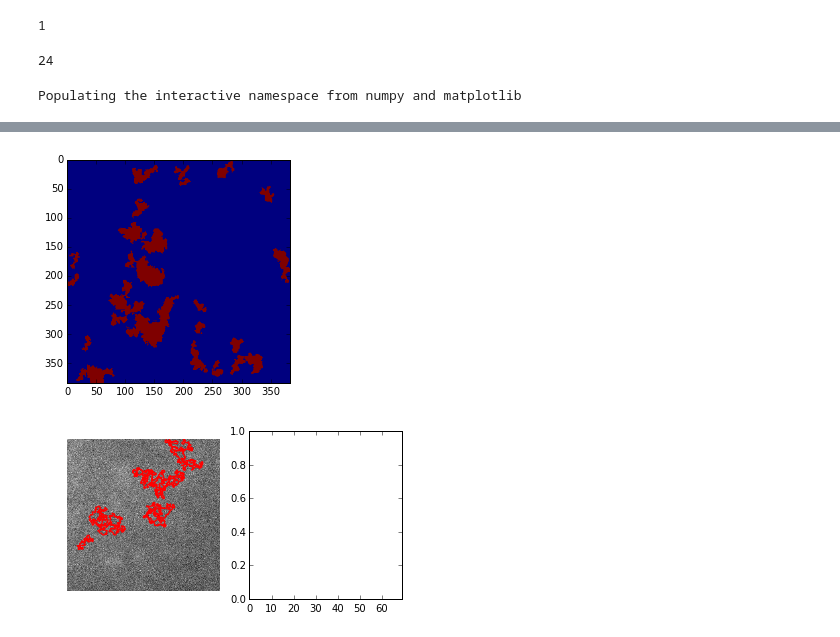
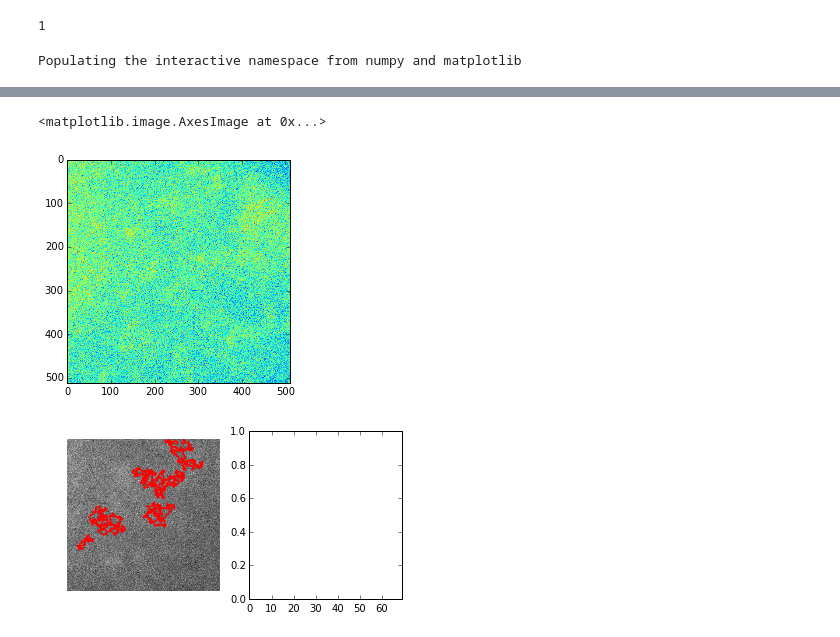
Before and after one commit to rraadd88/htsimaging, a Jupyter notebook: htsimaging/test_nd2vid.ipynb, the cells around one changed output, grey strips where cells are left out. Drawn from its saved outputs; the diff is of its cells as text; code cells hidden in the pictures.

```diff
--- a/htsimaging/test_nd2vid.ipynb
+++ b/htsimaging/test_nd2vid.ipynb
@@ -108,7 +108,7 @@ def arr_list2vid(arr_list,regions,kins_mean,vid_fh,xpixels, ypixels):
     subprocess.Popen(bash_command, shell=True, executable='/bin/bash')
 # %%
 fh_xls='/home/kclabws1/Documents/propro/writ/prjs/2_chem_chap_screens/data/yeast_gfp_half_life/data/160309_sdsd_replicates/160309_sdsd_replicates.xlsx'
-well='A07'
+well='A15'
 # %%
 info=pd.read_excel(fh_xls,'info')
 info=info.set_index('varname')
@@ -149,12 +148,11 @@ len(kins_mean.columns)
 # len(arr_list)
 # %% [output]
 1
-# %%
-len(range(len(arr_list)))
-# %% [output]
-24
+# %%
+nd_fns=data_fns[well].dropna().unique()
+arr_list=nd2arr_list(nd_dh,nd_fns)
 # %%
 %pylab inline
-plt.imshow(regions)
+plt.imshow(arr_list[0])
 # %% [output]
 Populating the interactive namespace from numpy and matplotlib
@@ -162,4 +161,5 @@ Populating the interactive namespace from numpy and matplotlib
+<matplotlib.image.AxesImage at 0x...>
-[figure, old version]
+[figure, new version]
 # %%
 dpi=100
 xpixels=384
```
Also changed, not shown: parts of 3 cells of this notebook, 1 other file.
